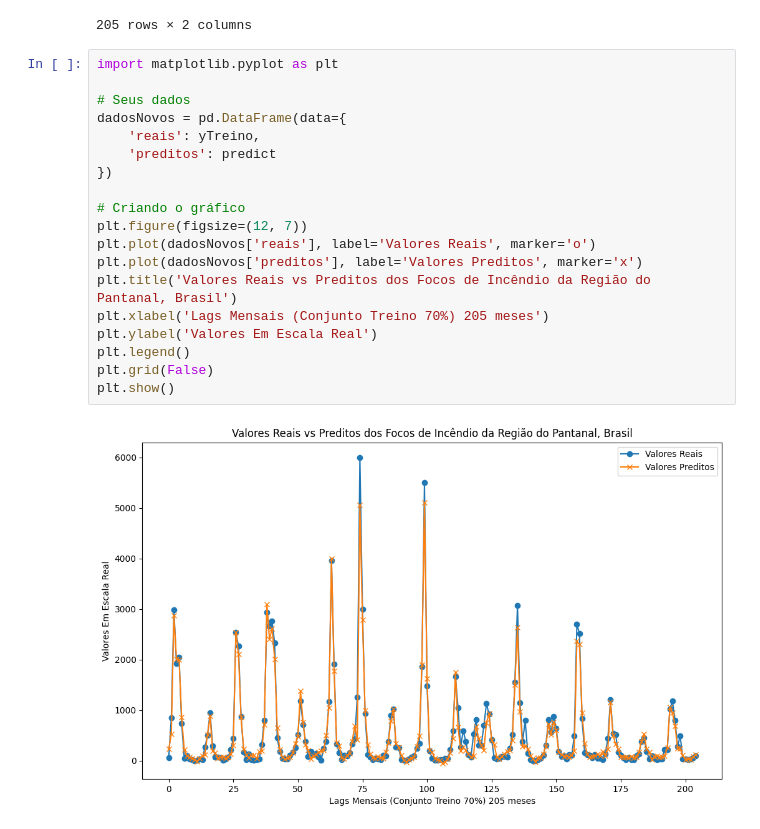
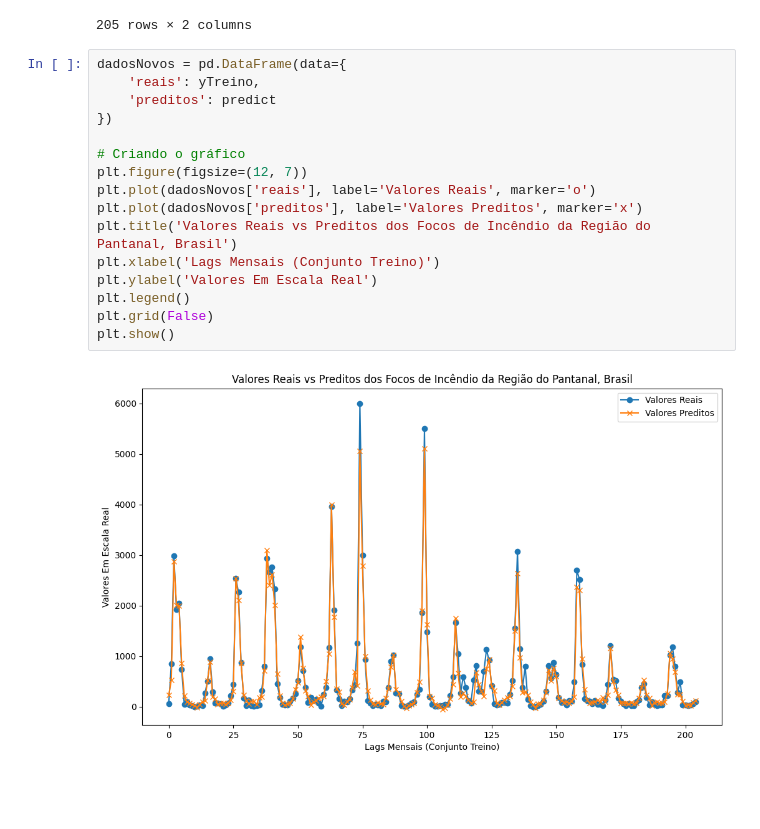
Before and after one commit to tavaresRamon/Recurrent-Neural-Networks-machine-learning, a Jupyter notebook: modeloLSTMParaFocosDeIncendioPantanal.ipynb, the cells around one changed output. Drawn from its saved outputs; the diff is of its cells as text; blank space fills up the shorter version.

```diff
--- a/modeloLSTMParaFocosDeIncendioPantanal.ipynb
+++ b/modeloLSTMParaFocosDeIncendioPantanal.ipynb
@@ -247,23 +247,20 @@ dadosNovos
 | 204 | 93 | 115.466423 |
 205 rows × 2 columns
 # %%
-import matplotlib.pyplot as plt
-
-# Seus dados
 dadosNovos = pd.DataFrame(data={
     'reais': yTreino,
     'preditos': predict
 })
 
 # Criando o gráfico
 plt.figure(figsize=(12, 7))
 plt.plot(dadosNovos['reais'], label='Valores Reais', marker='o')
 plt.plot(dadosNovos['preditos'], label='Valores Preditos', marker='x')
 plt.title('Valores Reais vs Preditos dos Focos de Incêndio da Região do Pantanal, Brasil')
-plt.xlabel('Lags Mensais (Conjunto Treino 70%) 205 meses')
+plt.xlabel('Lags Mensais (Conjunto Treino)')
 plt.ylabel('Valores Em Escala Real')
 plt.legend()
 plt.grid(False)
 plt.show()
 # %% [output]
-[figure, old version]
+[figure, new version]
```
Also changed, not shown: parts of 7 cells of this notebook.
